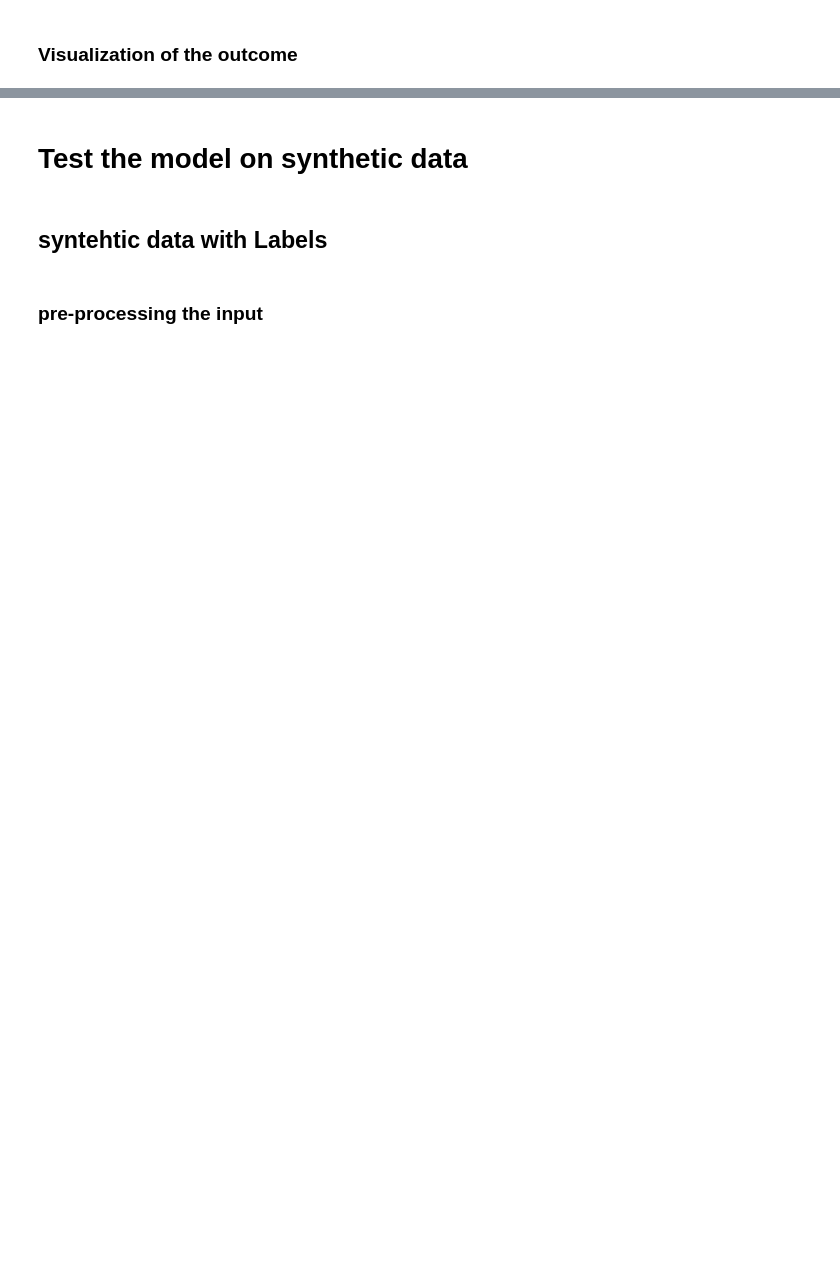
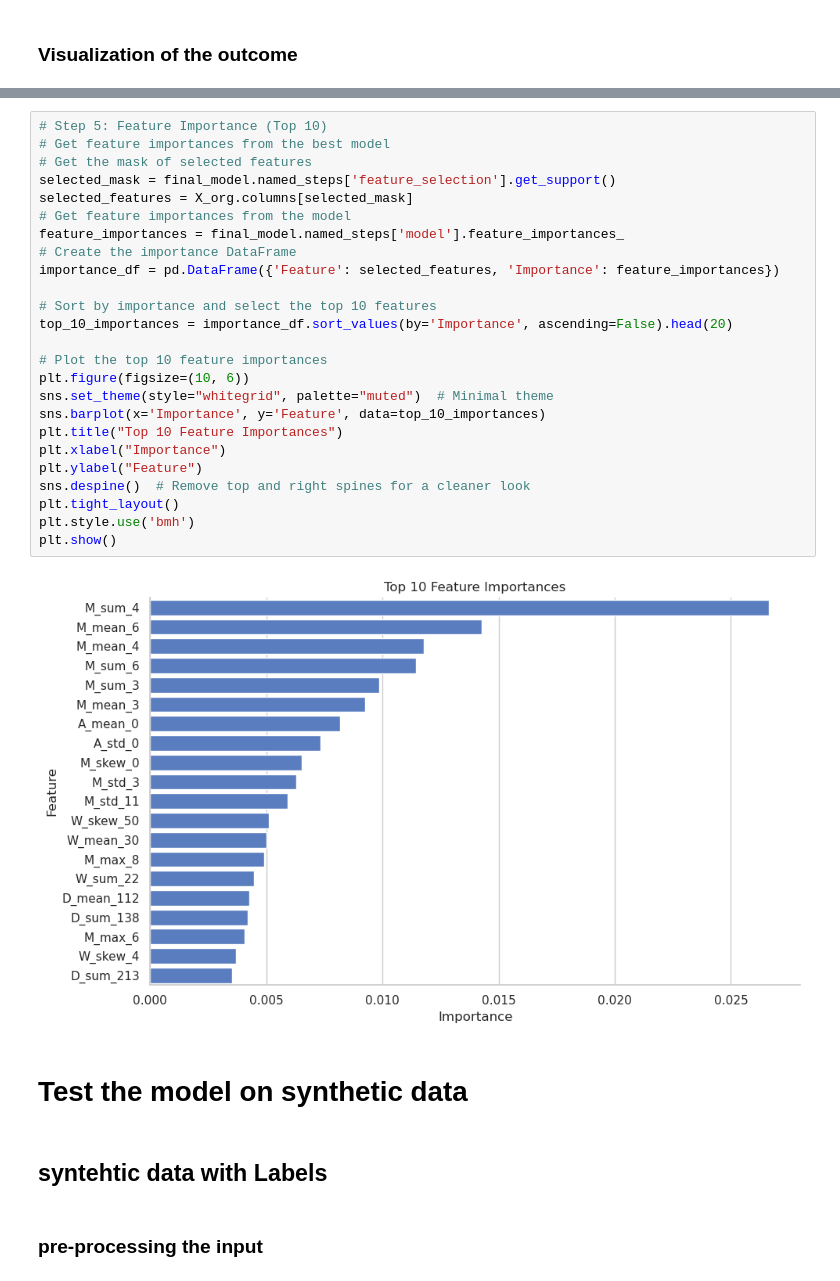
Before and after one commit to MODERATE-Project/HVAC_identification, a Jupyter notebook: XGBoost.ipynb, the cells around one changed output, grey strips where cells are left out. Saved outputs shown, nothing was run; the diff lists cells and outputs as text; blank space fills up the shorter version.

```diff
--- a/XGBoost.ipynb
+++ b/XGBoost.ipynb
@@ -318,3 +320,30 @@ AttributeError: 'Pipeline' object has no attribute 'feature_importances_'
+# %%
+# Step 5: Feature Importance (Top 10)
+# Get feature importances from the best model
+# Get the mask of selected features
+selected_mask = final_model.named_steps['feature_selection'].get_support()
+selected_features = X_org.columns[selected_mask]
+# Get feature importances from the model
+feature_importances = final_model.named_steps['model'].feature_importances_
+# Create the importance DataFrame
+importance_df = pd.DataFrame({'Feature': selected_features, 'Importance': feature_importances})
+
+# Sort by importance and select the top 10 features
+top_10_importances = importance_df.sort_values(by='Importance', ascending=False).head(20)
+
+# Plot the top 10 feature importances
+plt.figure(figsize=(10, 6))
+sns.set_theme(style="whitegrid", palette="muted")  # Minimal theme
+sns.barplot(x='Importance', y='Feature', data=top_10_importances)
+plt.title("Top 10 Feature Importances")
+plt.xlabel("Importance")
+plt.ylabel("Feature")
+sns.despine()  # Remove top and right spines for a cleaner look
+plt.tight_layout()
+plt.style.use('bmh')
+plt.show()
+# %% [output]
+[figure, added]
 # %% [markdown]
 # Test the model on synthetic data
 # %% [markdown]
```
Also changed, not shown: parts of 42 cells of this notebook, 8 other files.
